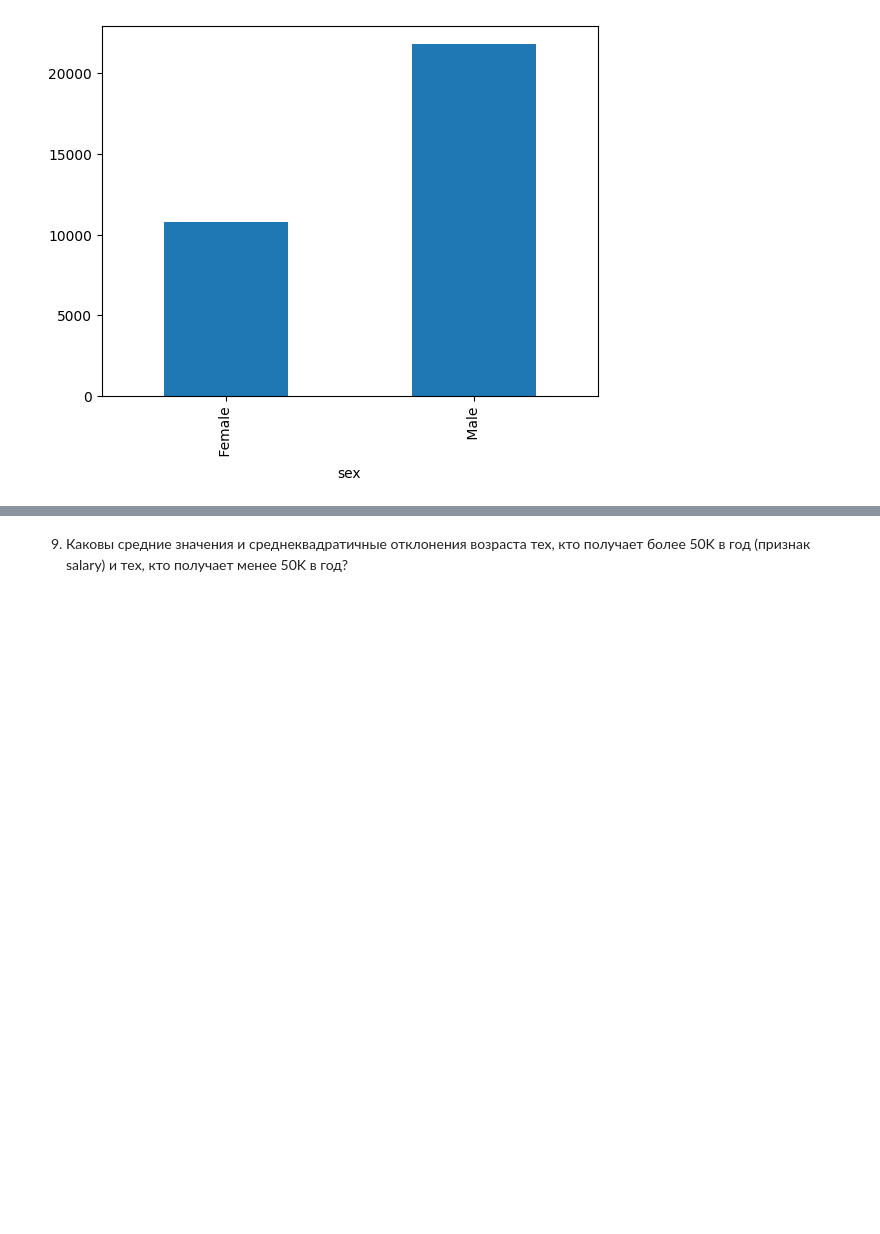
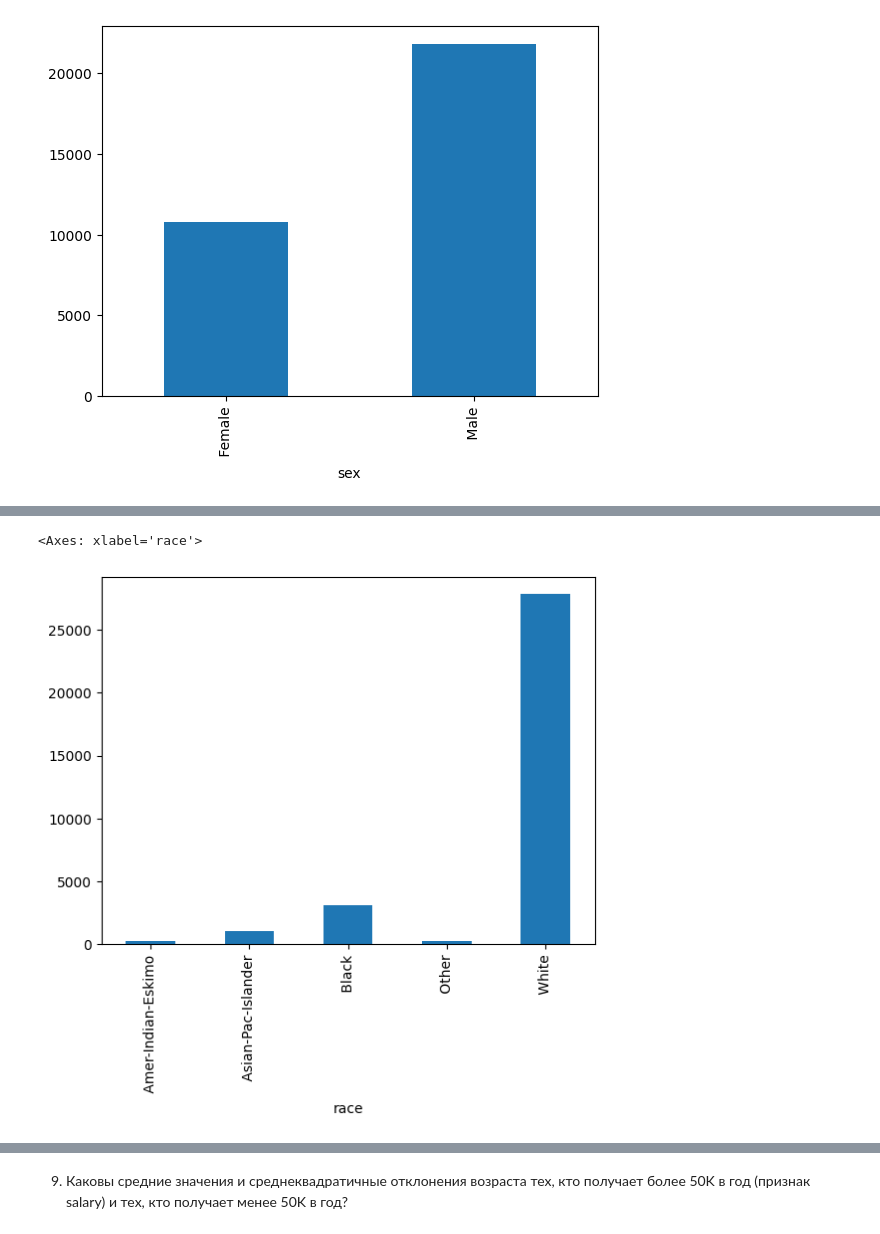
Before and after one commit to AlinaSabitova/Data_analytics_tools-, a Jupyter notebook: Pandas.ipynb, the cells around one changed output, grey strips where cells are left out. Saved outputs shown, nothing was run; the diff lists cells and outputs as text; code cells hidden in the pictures; blank space fills up the shorter version.

```diff
--- a/Pandas.ipynb
+++ b/Pandas.ipynb
@@ -119,0 +184,5 @@ df.groupby('sex').count()['education'].plot(kind='bar')
+# %%
+df.groupby('race').count()['education'].plot(kind='bar')
+# %% [output]
+<Axes: xlabel='race'>
+[figure, added]
```
Also changed, not shown: parts of 6 cells of this notebook.
